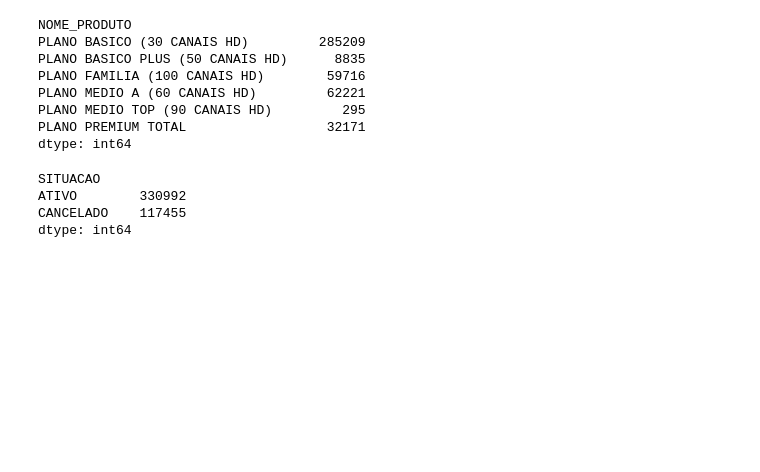
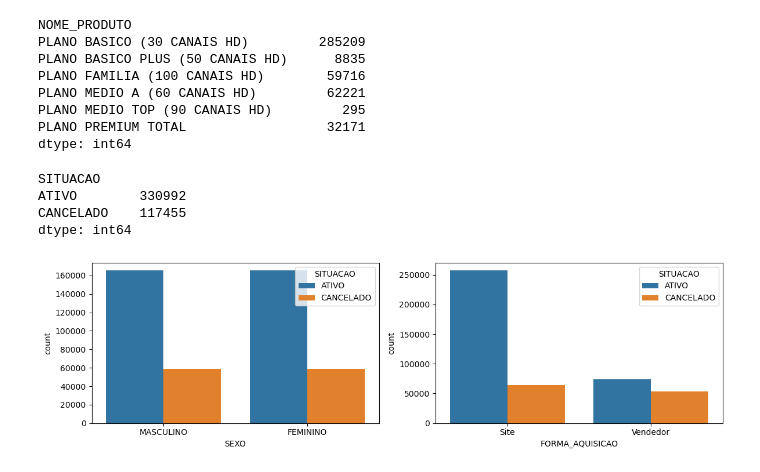
Before and after one commit to MigueHMC/ML_Prevision, a Jupyter notebook: project.ipynb, the cells around one changed output. Saved outputs shown, nothing was run; the diff lists cells and outputs as text; code cells hidden in the pictures; blank space fills up the shorter version.

```diff
--- a/project.ipynb
+++ b/project.ipynb
@@ -160,3 +160,12 @@ SITUACAO
 ATIVO        330992
 CANCELADO    117455
 dtype: int64
+# %%
+plt.rcParams["figure.figsize"] = [12.00, 3.50]
+plt.rcParams["figure.autolayout"] = True
+f, axes = plt.subplots(1, 2)
+sns.countplot(data = df_original, x = "SEXO", hue = "SITUACAO", ax=axes[0])
+sns.countplot(data = df_original, x = "FORMA_AQUISICAO", hue = "SITUACAO", ax=axes[1])
+plt.show()
+# %% [output]
+[figure, added]
```
Also changed, not shown: parts of 3 cells of this notebook.
